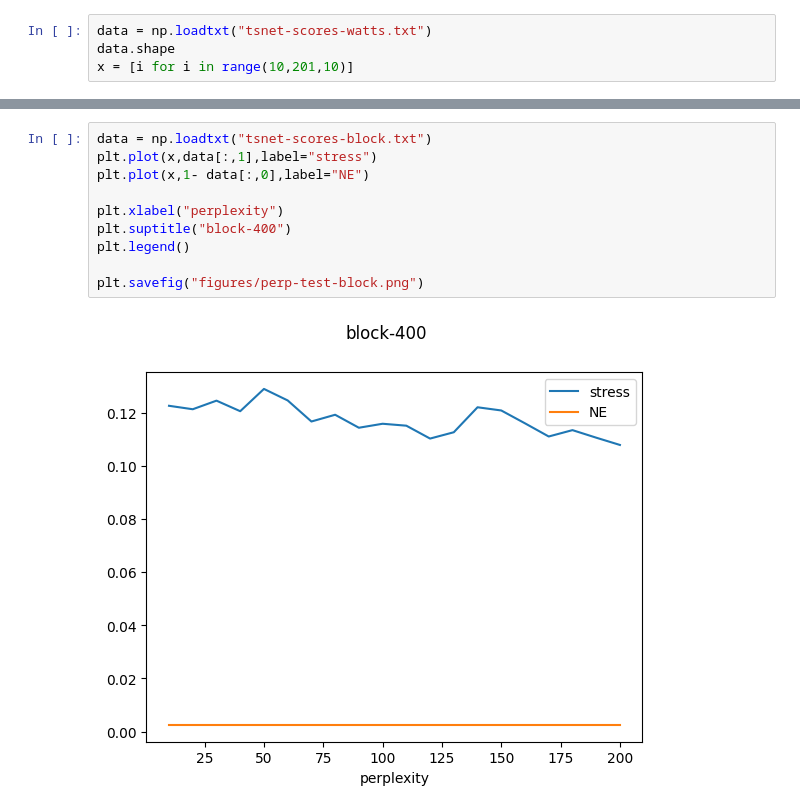
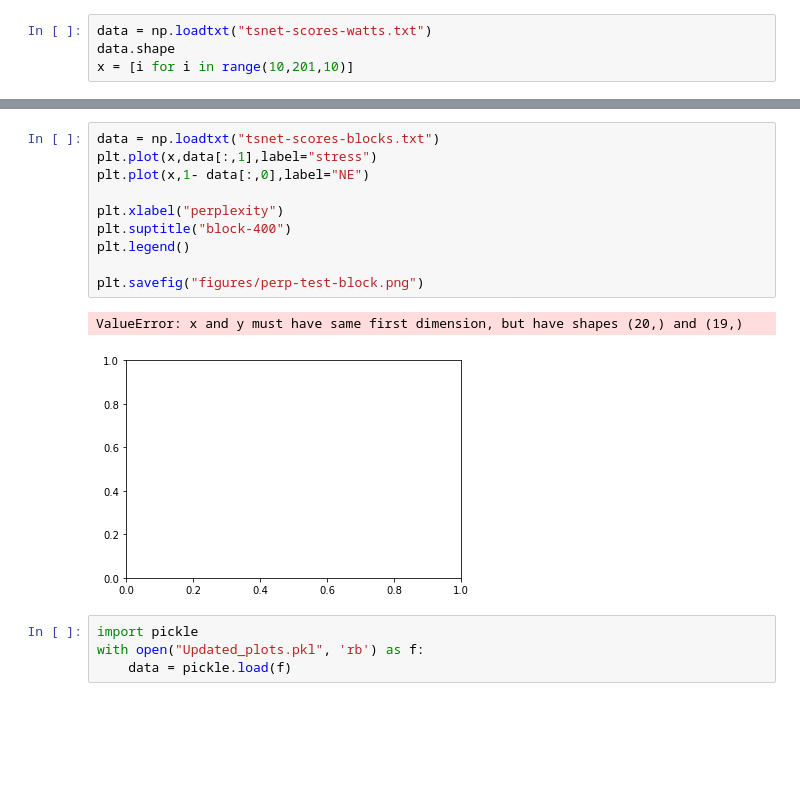
Before and after one commit to JacobLMiller/knn_mds, a Jupyter notebook: viz.ipynb, the cells around one changed output, grey strips where cells are left out. Saved outputs shown, nothing was run; the diff lists cells and outputs as text; blank space fills up the shorter version.

```diff
--- a/viz.ipynb
+++ b/viz.ipynb
@@ -31,12 +31,17 @@ plt.savefig("figures/perp-test-grid.png")
 # %%
-data = np.loadtxt("tsnet-scores-block.txt")
+data = np.loadtxt("tsnet-scores-blocks.txt")
 plt.plot(x,data[:,1],label="stress")
 plt.plot(x,1- data[:,0],label="NE")
 
 plt.xlabel("perplexity")
 plt.suptitle("block-400")
 plt.legend()
 
 plt.savefig("figures/perp-test-block.png")
 # %% [output]
+ValueError: x and y must have same first dimension, but have shapes (20,) and (19,)
-[figure, old version]
+[figure, new version]
+# %%
+import pickle
+with open("Updated_plots.pkl", 'rb') as f:
+    data = pickle.load(f)
```
Also changed, not shown: parts of 11 cells of this notebook, 3 other files.
